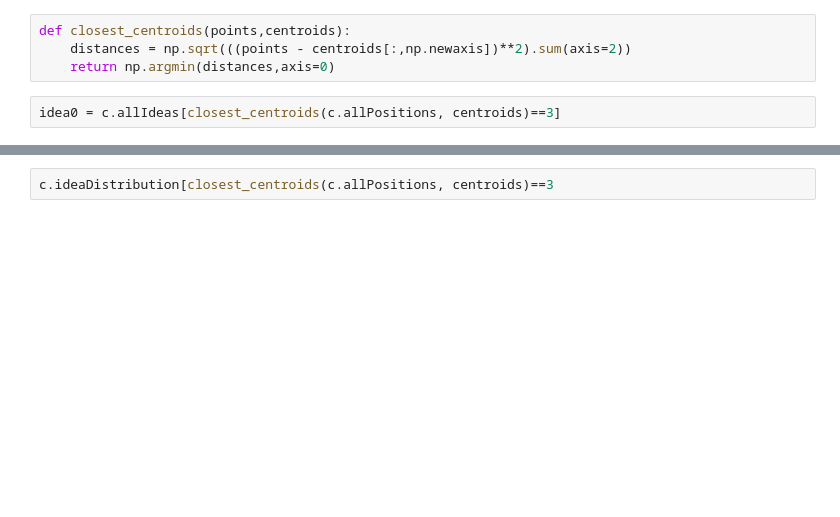
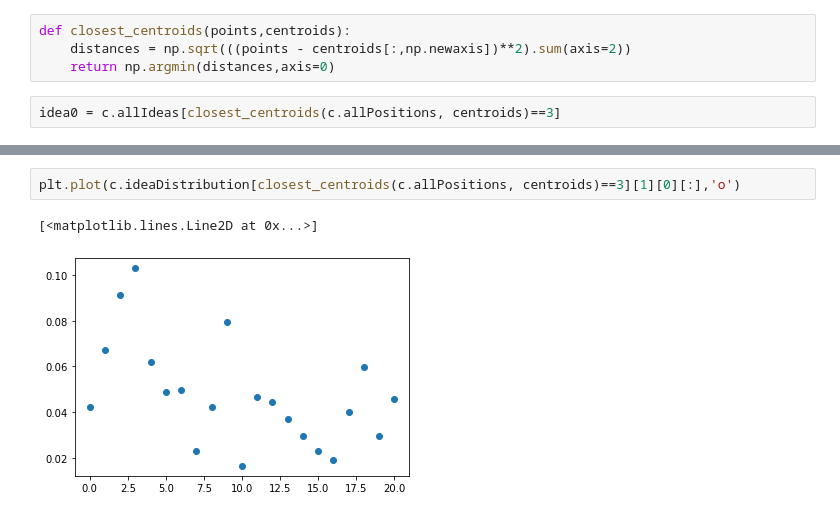
Before and after one commit to tcikezu/ideatransfer, a Jupyter notebook: simulate.ipynb, the cells around one changed output, grey strips where cells are left out. Drawn from its saved outputs; the diff is of its cells as text; blank space fills up the shorter version.

```diff
--- a/simulate.ipynb
+++ b/simulate.ipynb
@@ -165,2 +112,5 @@ plt.show()
 # %%
-c.ideaDistribution[closest_centroids(c.allPositions, centroids)==3
+plt.plot(c.ideaDistribution[closest_centroids(c.allPositions, centroids)==3][1][0][:],'o')
+# %% [output]
+[<matplotlib.lines.Line2D at 0x...>]
+[figure, added]
```
Also changed, not shown: parts of 13 cells of this notebook, 5 other files.
